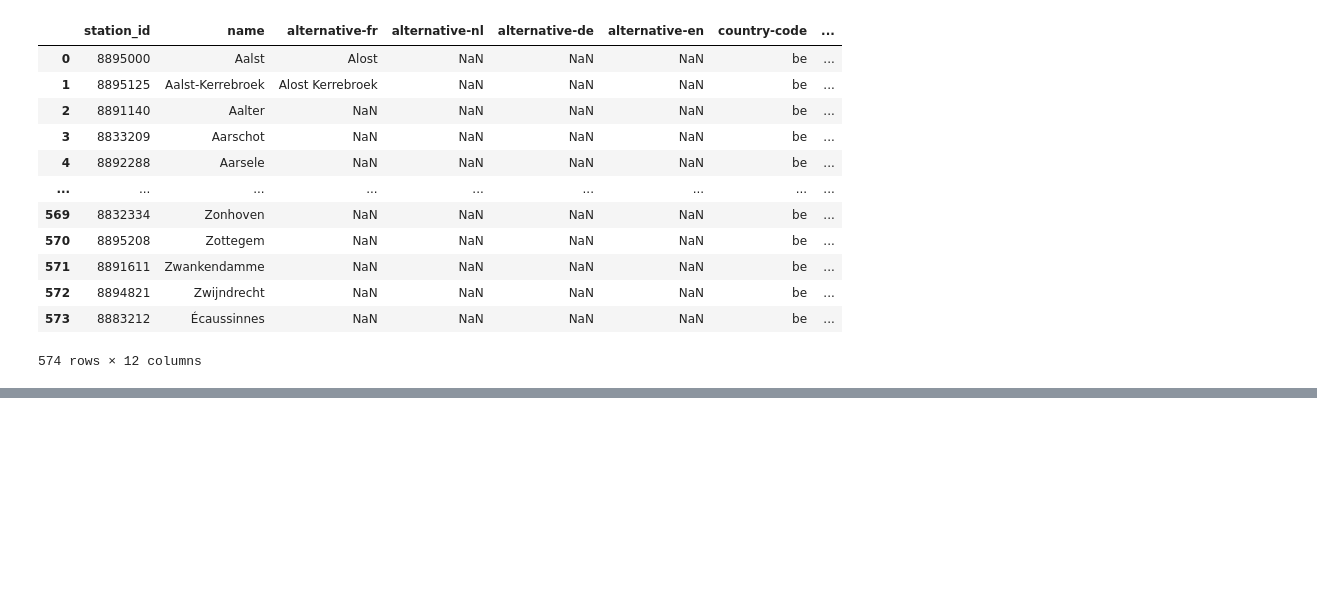
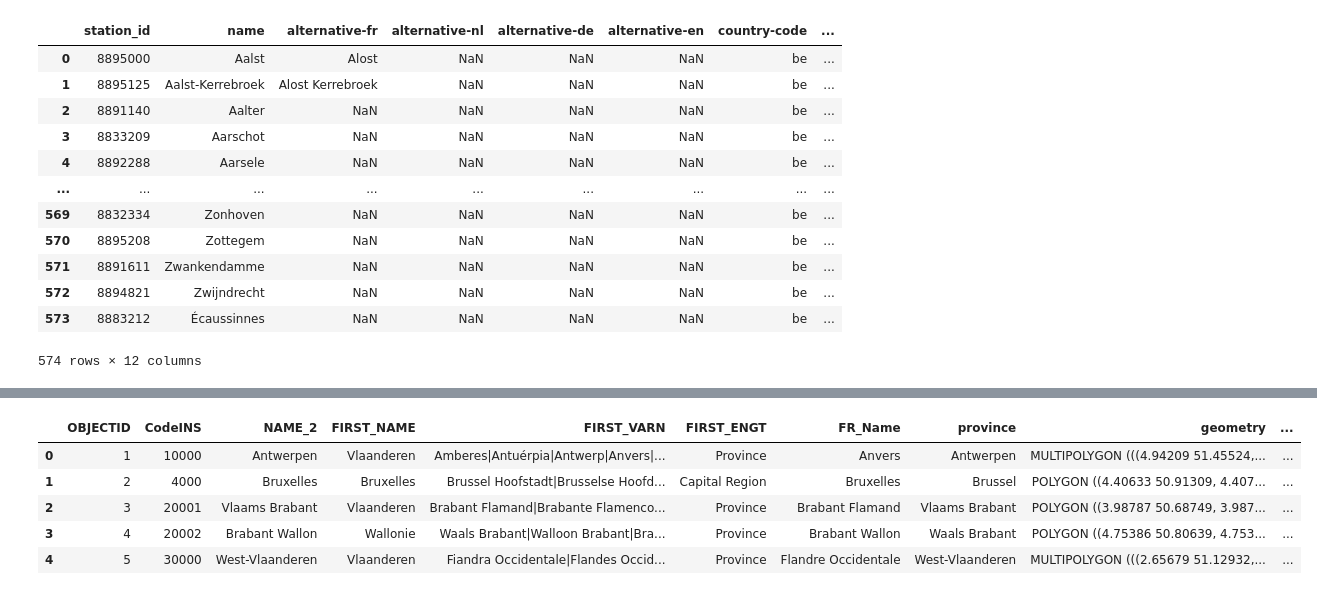
Before and after one commit to Mathissemeynen/ACRM-group-11, a Jupyter notebook: StationCoverageAccesibility.ipynb, the cells around one changed output, grey strips where cells are left out. Cells and saved outputs as stored; diff of their text form; code cells hidden in the pictures; blank space fills up the shorter version.

```diff
--- a/StationCoverageAccesibility.ipynb
+++ b/StationCoverageAccesibility.ipynb
@@ -299,0 +177,12 @@ Inhabitants_per_station.sort_values('IpS')
+# %%
+provinces_total = provinces_df.merge(province_counts, on='province', how='left')
+provinces_total = provinces_total.merge(inh_df, on='province', how='left')
+provinces_total['Inhabitants per Station'] = provinces_total['Inhabitants'] / provinces_total['station_count']
+provinces_total.head()
+# %% [output]
+|  | OBJECTID | CodeINS | NAME_2 | FIRST_NAME | FIRST_VARN | FIRST_ENGT | FR_Name | province | geometry | ... |
+| 0 | 1 | 10000 | Antwerpen | Vlaanderen | Amberes|Antuérpia|Antwerp|Anvers|... | Province | Anvers | Antwerpen | MULTIPOLYGON (((4.94209 51.45524,... | ... |
+| 1 | 2 | 4000 | Bruxelles | Bruxelles | Brussel Hoofstadt|Brusselse Hoofd... | Capital Region | Bruxelles | Brussel | POLYGON ((4.40633 50.91309, 4.407... | ... |
+| 2 | 3 | 20001 | Vlaams Brabant | Vlaanderen | Brabant Flamand|Brabante Flamenco... | Province | Brabant Flamand | Vlaams Brabant | POLYGON ((3.98787 50.68749, 3.987... | ... |
+| 3 | 4 | 20002 | Brabant Wallon | Wallonie | Waals Brabant|Walloon Brabant|Bra... | Province | Brabant Wallon | Waals Brabant | POLYGON ((4.75386 50.80639, 4.753... | ... |
+| 4 | 5 | 30000 | West-Vlaanderen | Vlaanderen | Fiandra Occidentale|Flandes Occid... | Province | Flandre Occidentale | West-Vlaanderen | MULTIPOLYGON (((2.65679 51.12932,... | ... |
```
Also changed, not shown: parts of 31 cells of this notebook.
